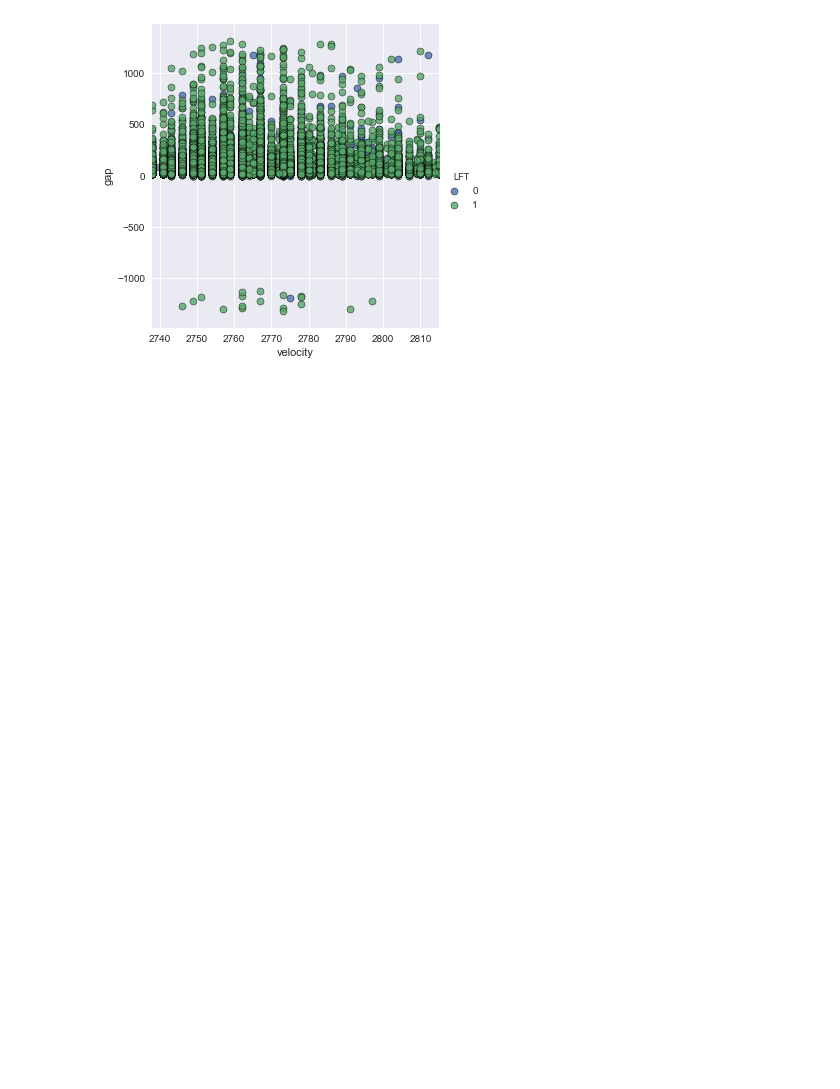
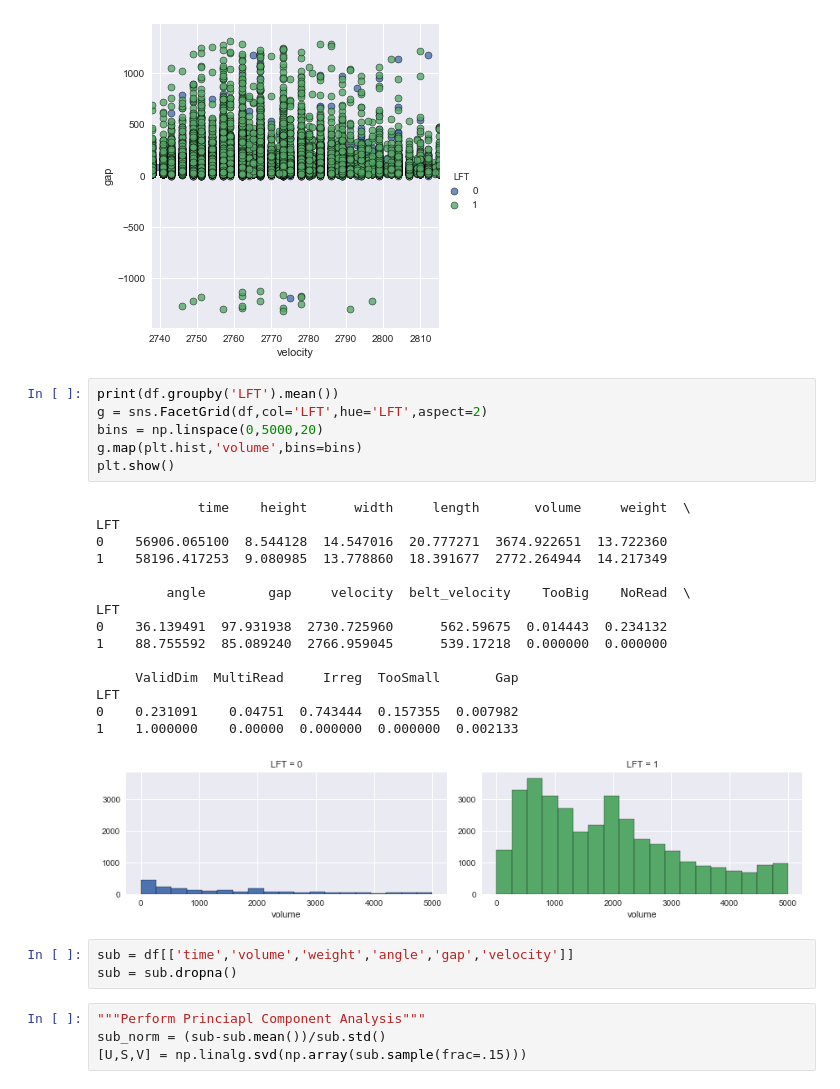
Before and after one commit to michaelsilverstein/CS542---SICK-1, a Jupyter notebook: Data explorer.ipynb, the cells around one changed output. Cells and saved outputs as stored; diff of their text form; blank space fills up the shorter version.

```diff
--- a/Data explorer.ipynb
+++ b/Data explorer.ipynb
@@ -78,3 +78,32 @@ plt.show()
 # %% [output]
 [figure]
 [figure]
+# %%
+print(df.groupby('LFT').mean())
+g = sns.FacetGrid(df,col='LFT',hue='LFT',aspect=2)
+bins = np.linspace(0,5000,20)
+g.map(plt.hist,'volume',bins=bins)
+plt.show()
+# %% [output]
+             time    height      width     length       volume     weight  \
+LFT
+0    56906.065100  8.544128  14.547016  20.777271  3674.922651  13.722360
+1    58196.417253  9.080985  13.778860  18.391677  2772.264944  14.217349
+
+         angle        gap     velocity  belt_velocity    TooBig    NoRead  \
+LFT
+0    36.139491  97.931938  2730.725960      562.59675  0.014443  0.234132
+1    88.755592  85.089240  2766.959045      539.17218  0.000000  0.000000
+
+     ValidDim  MultiRead     Irreg  TooSmall       Gap
+LFT
+0    0.231091    0.04751  0.743444  0.157355  0.007982
+1    1.000000    0.00000  0.000000  0.000000  0.002133
+[figure, added]
+# %%
+sub = df[['time','volume','weight','angle','gap','velocity']]
+sub = sub.dropna()
+# %%
+"""Perform Princiapl Component Analysis"""
+sub_norm = (sub-sub.mean())/sub.std()
+[U,S,V] = np.linalg.svd(np.array(sub.sample(frac=.15)))
```
Also changed, not shown: parts of 2 cells of this notebook.
